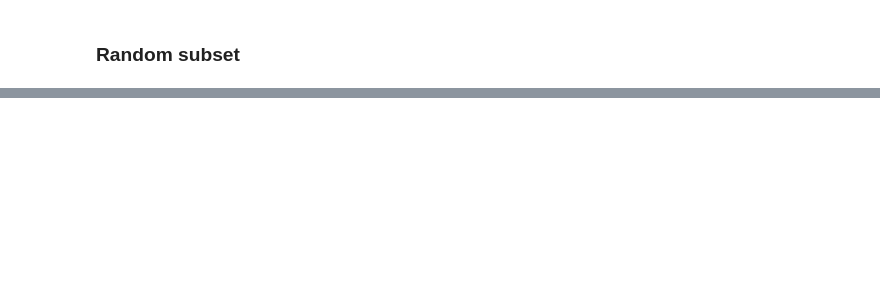
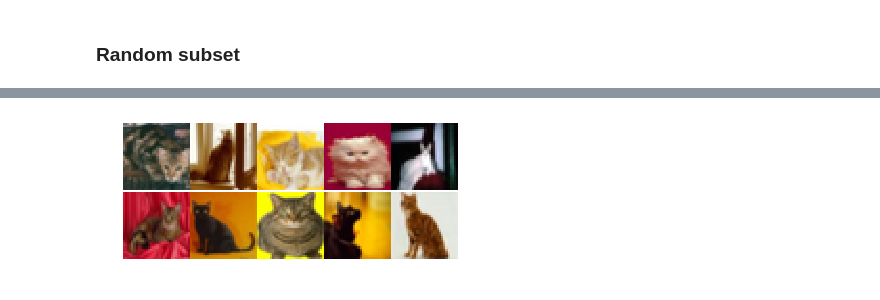
Before and after one commit to johneverettkoo/da-project, a Jupyter notebook: diverse-similar-sampling-demo.ipynb, the cells around one changed output, grey strips where cells are left out. Saved outputs shown, nothing was run; the diff lists cells and outputs as text; code cells hidden in the pictures; blank space fills up the shorter version.

```diff
--- a/diverse-similar-sampling-demo.ipynb
+++ b/diverse-similar-sampling-demo.ipynb
@@ -125,0 +131,26 @@ for i in range(images_to_sample):
+# %%
+outlier_ind = np.load('5nn-removal-indices.npy')
+
+x_train_edited = np.delete(x_train, outlier_ind, 0)
+y_train_edited = np.delete(y_train, outlier_ind, 0)
+x_gist_edited = np.delete(x_gist, outlier_ind, 0)
+
+x_class_edited = x_train_edited[y_train_edited.flatten() == class_to_sample, :, :, :]
+x_gist_class_edited = x_gist_edited[y_train_edited.flatten() == class_to_sample, :]
+
+diverse_gist, diverse_ind = similar_or_diverse(x_gist_class_edited, images_to_sample, 'diverse')
+diverse_images_edited = x_class_edited[diverse_ind, :, :, :]
+# %%
+fig, axs = plt.subplots(2, 5, gridspec_kw={'hspace': 0,
+                                           'wspace': 0,
+                                           'top': .6})
+
+for i in range(images_to_sample):
+    if i <= 4:
+        axs[0, i].imshow(diverse_images_edited[i, :, :, :])
+        axs[0, i].axis('off')
+    else:
+        axs[1, i - 5].imshow(diverse_images_edited[i, :, :, :])
+        axs[1, i - 5].axis('off')
+# %% [output]
+[figure, added]
```
Also changed, not shown: parts of 8 cells of this notebook, 3 other files.
